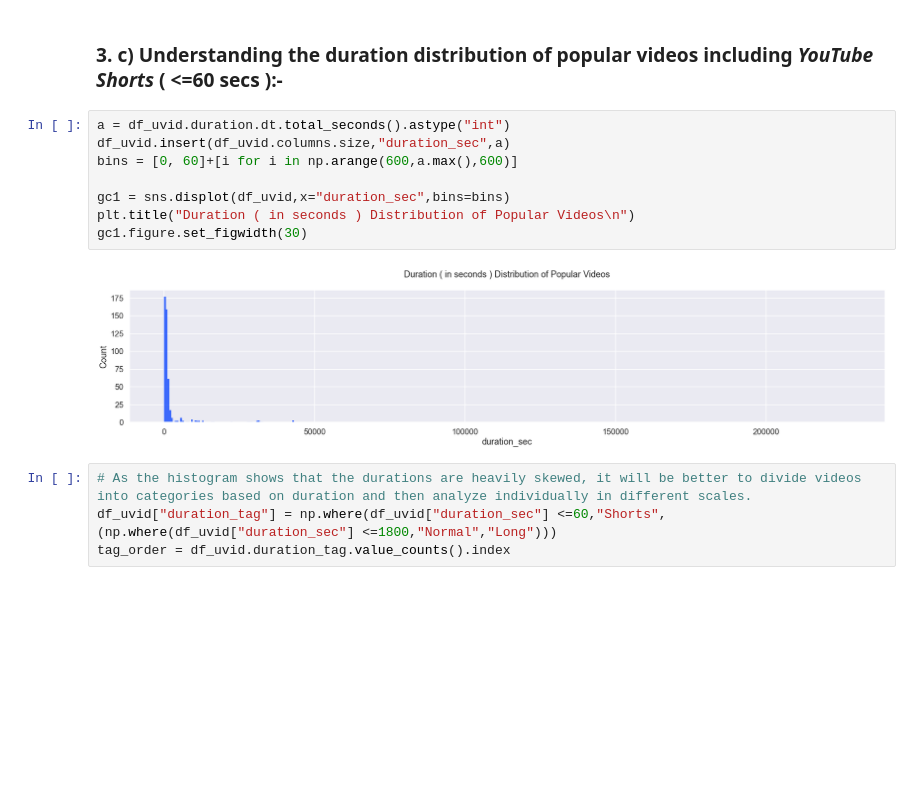
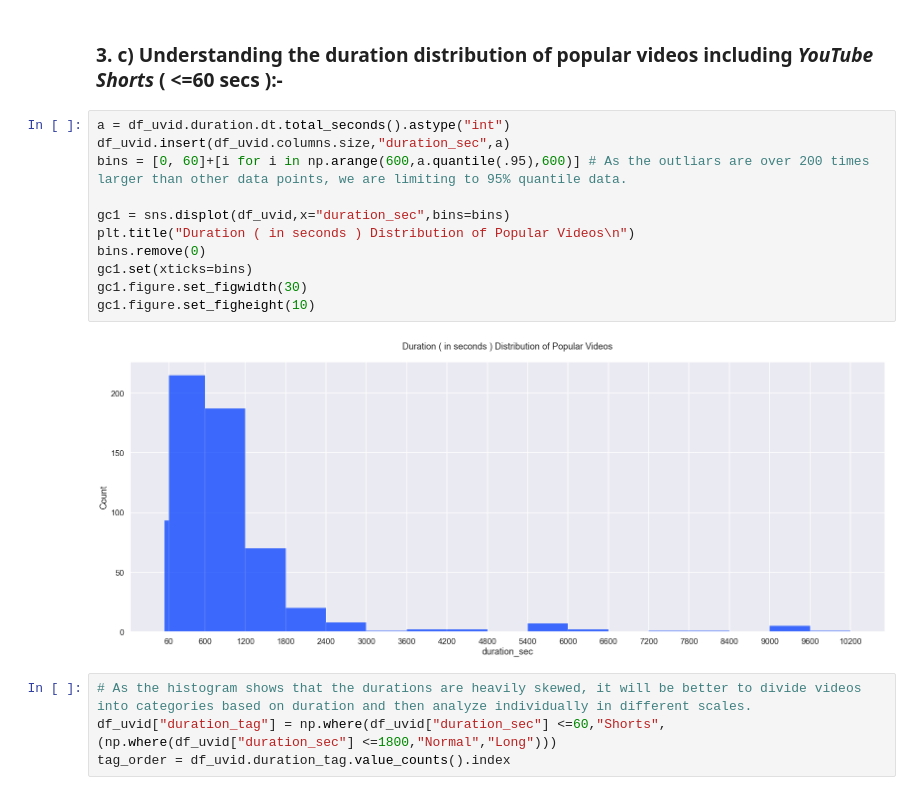
Before and after one commit to AniketMondal/DA_YouTube_Popular_Videos, a Jupyter notebook: YouTube_Popular_Videos_Analysis_2.ipynb, the cells around one changed output. Cells and saved outputs as stored; diff of their text form; blank space fills up the shorter version.

Commit message:
Test run with more data

```diff
--- a/YouTube_Popular_Videos_Analysis_2.ipynb
+++ b/YouTube_Popular_Videos_Analysis_2.ipynb
@@ -255,13 +257,16 @@ df_uvid[df["quality"]=="sd"]
 # %%
 a = df_uvid.duration.dt.total_seconds().astype("int")
 df_uvid.insert(df_uvid.columns.size,"duration_sec",a)
-bins = [0, 60]+[i for i in np.arange(600,a.max(),600)]
+bins = [0, 60]+[i for i in np.arange(600,a.quantile(.95),600)] # As the outliars are over 200 times larger than other data points, we are limiting to 95% quantile data.
 
 gc1 = sns.displot(df_uvid,x="duration_sec",bins=bins)
 plt.title("Duration ( in seconds ) Distribution of Popular Videos\n")
+bins.remove(0)
+gc1.set(xticks=bins)
 gc1.figure.set_figwidth(30)
+gc1.figure.set_figheight(10)
 # %% [output]
-[figure, old version]
+[figure, new version]
 # %%
 # As the histogram shows that the durations are heavily skewed, it will be better to divide videos into categories based on duration and then analyze individually in different scales.
 df_uvid["duration_tag"] = np.where(df_uvid["duration_sec"] <=60,"Shorts",(np.where(df_uvid["duration_sec"] <=1800,"Normal","Long")))
```
Also changed, not shown: parts of 20 cells of this notebook, 4 other files.
